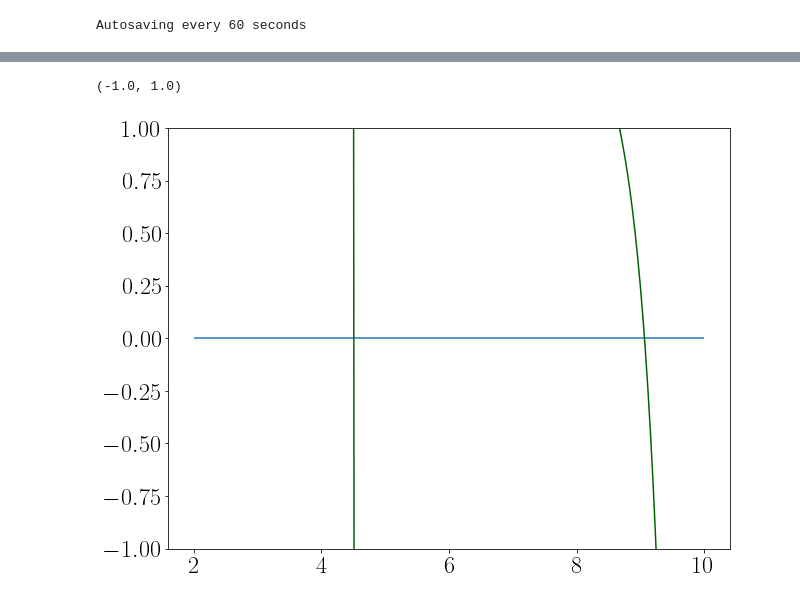
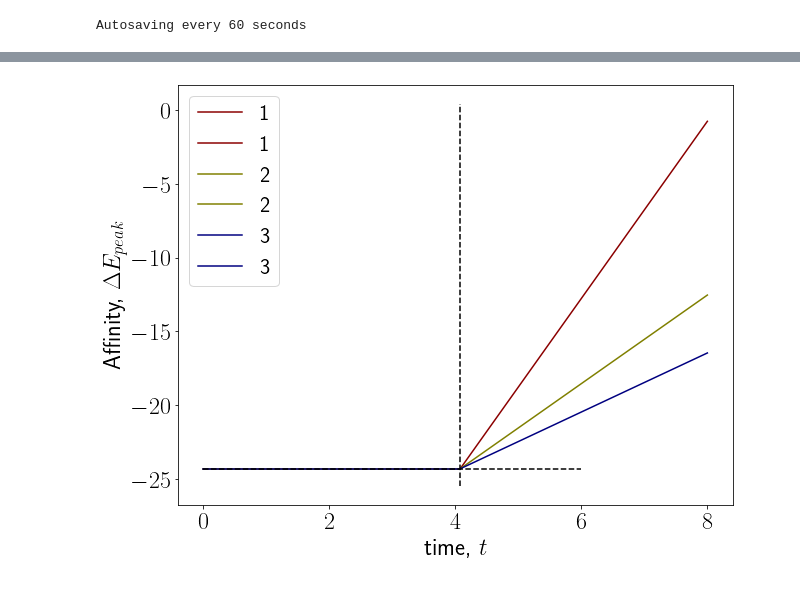
Before and after one commit to rmorantovar/Immune_System, a Jupyter notebook: Jupyter_Notebooks/7_Recognition.ipynb, the cells around one changed output, grey strips where cells are left out. Saved outputs shown, nothing was run; the diff lists cells and outputs as text; code cells hidden in the pictures.

Commit message:
22.07 iMac activation time and temperature

```diff
--- a/Jupyter_Notebooks/7_Recognition.ipynb
+++ b/Jupyter_Notebooks/7_Recognition.ipynb
@@ -38,18 +17,35 @@ my_plot_layout(ax=ax, yscale = 'linear')
-# %%
-A = 10
-q = 3
-e = np.linspace(2, 10, 200)
-
-fig, ax = plt.subplots(figsize=(12,8), gridspec_kw={'left':0.15, 'bottom': .15, 'right':.8})
-
-for A in [10, 1e4]:
-    func1 = np.exp(q*(e-np.log(A)))
-    func2 = -2*.2*(e-12)
-    ax.plot(e, func2+(func2-q)*func1, color = 'darkgreen')
-
-ax.hlines(0, 2, 10)
-my_plot_layout(ax=ax, yscale = 'linear')
-ax.set_ylim(-1, 1)
-# %% [output]
-(-1.0, 1.0)
-[figure, removed]
+# %%
+N_r = 5e4
+T0 = 0
+Tf = 6
+dT = .01
+days = np.arange(0, Tf, 1)
+time = np.linspace(T0, Tf, int((Tf-T0)/dT))
+time_bins = time[::10]
+lambda_A = 6 #days^-1
+k_pr = .1 # hour^-1
+k_pr = k_pr*24 #days^-1
+qs = [1, 2, 3]
+colors_q = ['darkred', 'olive', 'navy']
+lambda_B = 1*lambda_A
+k_on = 1e6*24*3600; #(M*days)^-1
+N_c = 1e3
+E_ms = -27
+
+E_t = lambda t, q:lambda_A*t/q - np.log((lambda_A*N_A)/(k_on*N_c))/q + np.log(k_pr/k_on)
+# %%
+fig, ax = plt.subplots(figsize=(10,8), gridspec_kw={'left':0.18, 'right':.95, 'bottom':.15})
+t_prime = 1/lambda_A*np.log((lambda_A*N_A)/(k_on*N_c))
+time1 = np.linspace(0, t_prime, 100)
+time2 = np.linspace(t_prime, 8, 100)
+for q in qs:
+    ax.plot(time1, np.ones_like(time1)*E_t(t_prime, q) , label = '%d'%q, color = colors_q[q-1])
+    ax.plot(time2, E_t(time2, q) , label = '%d'%q, color = colors_q[q-1])
+
+
+ax.vlines(t_prime, ax.get_ylim()[0], ax.get_ylim()[1], color = 'black', linestyle = '--')
+ax.hlines(np.log(k_pr/k_on), time[0], time[-1], color = 'black', linestyle = '--')
+ax.legend(fontsize = 22)
+my_plot_layout(ax=ax, xlabel = r'time, $t$', ylabel = r'Affinity, $\Delta E_{peak}$')
+# %% [output]
+[figure, added]
```
Also changed, not shown: parts of 7 cells of this notebook, 21 other files.
